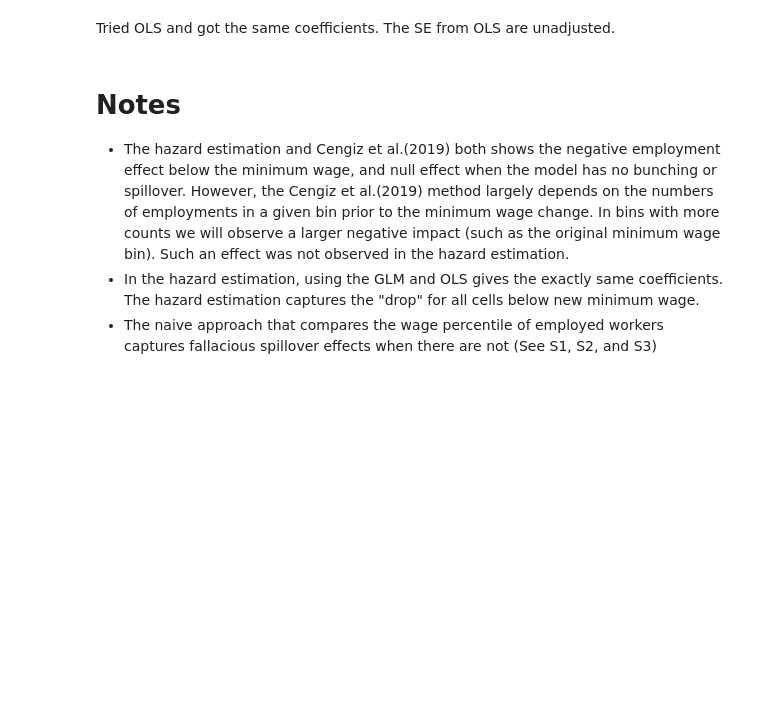
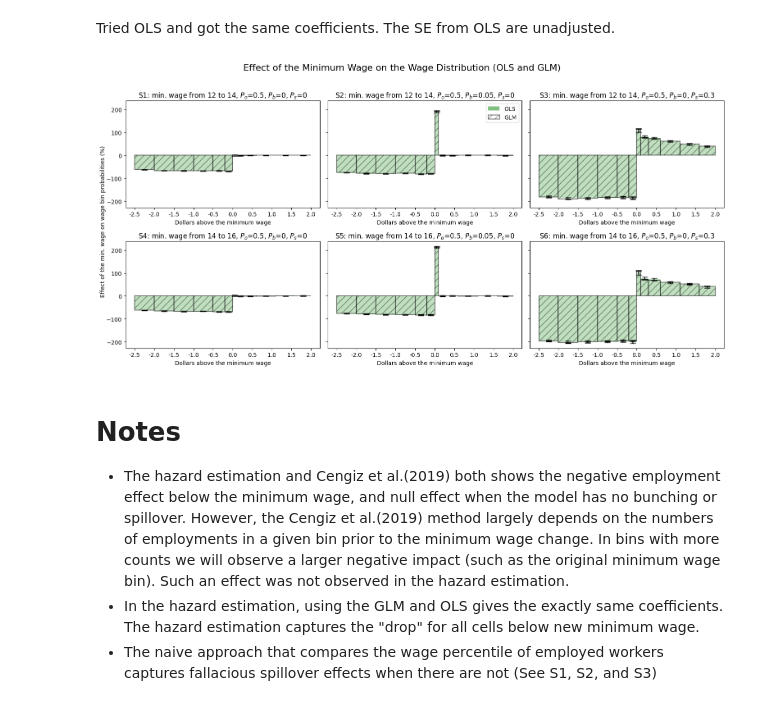
Before and after one commit to boyuchen21/minimum_wage, a Jupyter notebook: codes/compare_estimators.ipynb, the cells around one changed output. Drawn from its saved outputs; the diff is of its cells as text; code cells hidden in the pictures; blank space fills up the shorter version.

```diff
--- a/codes/compare_estimators.ipynb
+++ b/codes/compare_estimators.ipynb
@@ -618,14 +727,14 @@ def prepare_hazard_var(log_wages, real_m_pre, real_m_post, P_o=0.2, P_b=0, P_s=0
 # %% [markdown]
 Create data for four scenarios.
 # %%
-df_appended = pd.DataFrame()
+# df_appended = pd.DataFrame()
 
 # loop through the scenarios
 for scenario, params in scenarios.items():
     real_m_pre, real_m_post, P_o, P_b, P_s = params
     df_grouped = prepare_hazard_var(log_wages, real_m_pre, real_m_post, P_o, P_b, P_s)
     df_grouped['Scenario'] = scenario
-    df_appended = pd.concat([df_appended, df_grouped])
+    # df_appended = pd.concat([df_appended, df_grouped])
     print(f"Scenario: {scenario}")
     # print #rows fweight ==0
     # print(df_grouped[df_grouped['fweight']==0].shape[0])
@@ -793,7 +925,7 @@ ols_result['Model'] = 'ols'
 result_appended = pd.concat([glm_result, ols_result])
 
 # Define the figure and axes for subplots
-fig, axes = plt.subplots(2, 2, figsize=(14, 8), sharey=True)
+fig, axes = plt.subplots(2, 3, figsize=(16, 8), sharey=True)
 
 # Flatten axes for easy iteration
 axes = axes.flatten()
@@ -819,34 +951,36 @@ for i, scenario in enumerate(scenarios):
 
     # Plot the GLM data with hollow bars
     axes[i].bar(x_scenario_values_glm, y_values_glm, width=scenario_widths_glm, yerr=y_err_glm, capsize=5, label='GLM', color='white', alpha=0.5, edgecolor='black', linewidth=1.5, hatch='//')
 
     # add old and new minimum wage lines with legend
     # axes[i].axvline(x=real_m_pre - real_m_post, color='blue', linestyle='--', linewidth=2, label='Original minimum wage')
     # axes[i].axvline(x=0, color='red', linestyle='--', linewidth=2, label='New minimum wage')
 
     axes[i].set_xlabel('Dollars above the minimum wage')
-    axes[i].set_title(f'{scenario}: minimum wage from {real_m_pre} to {real_m_post}, $P_o$={P_o}, $P_b$={P_b}, $P_s$={P_s}')
+    axes[i].set_title(f'{scenario}: min. wage from {real_m_pre} to {real_m_post}, $P_o$={P_o}, $P_b$={P_b}, $P_s$={P_s}')
 
     # Set x-ticks with a break of 5 bins (0.5 dollars)
     axes[i].set_xticks(np.arange(-2.5, 2.1, .5))
     axes[i].set_xticklabels(np.arange(-2.5, 2.1, 0.5))
 
 # Set common ylabel
 fig.text(0.04, 0.5, 'Effect of the min. wage on wage bin probabilities (%)', va='center', rotation='vertical')
 
 # Set the main title
 plt.suptitle('Effect of the Minimum Wage on the Wage Distribution (OLS and GLM)', fontsize=16)
 
 # Adjust layout
 plt.tight_layout(rect=[0.04, 0.04, 1, 0.96])
 
 # Add a legend
 # handles, labels = axes[0].get_legend_handles_labels()
 axes[1].legend()
 
 # fig.legend(handles, labels, loc='upper right')
 
 plt.show()
+# %% [output]
+[figure, added]
 # %% [markdown]
 # Notes
 
```
Also changed, not shown: parts of 22 cells of this notebook, 8 other files.
